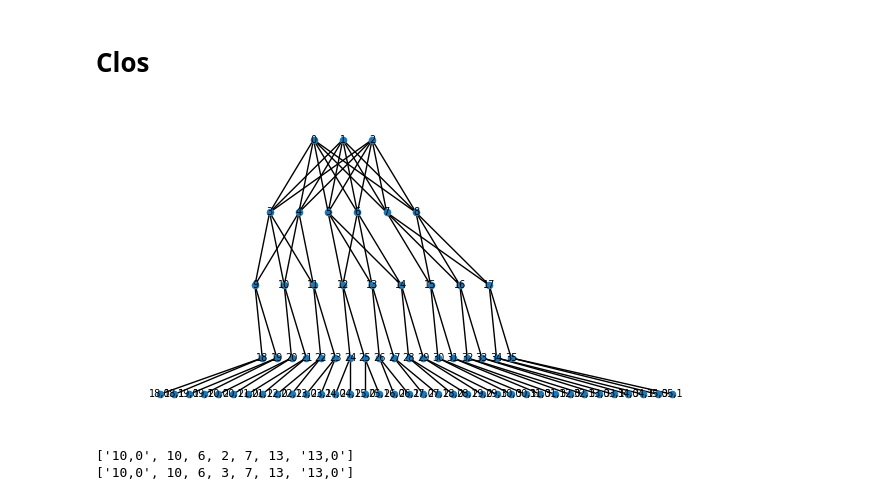
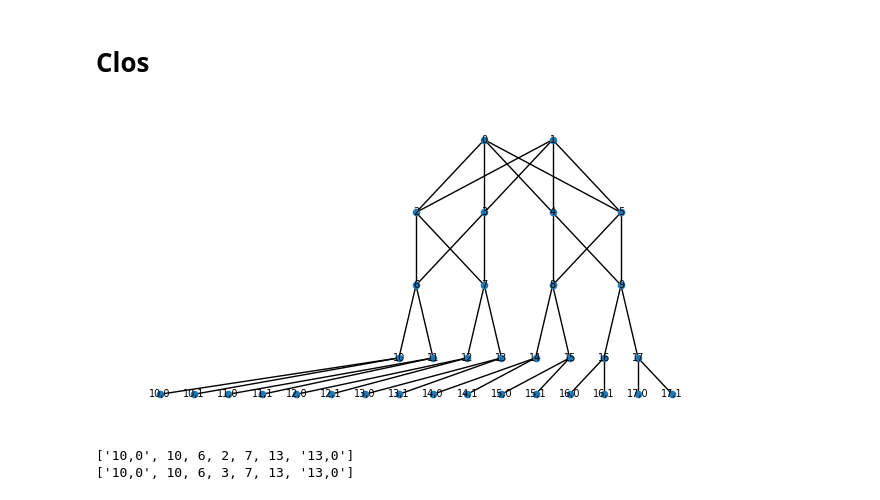
Before and after one commit to hassan-shap/QswitchNet, a Jupyter notebook: compile_hybrid.ipynb, the cells around one changed output. Saved outputs shown, nothing was run; the diff lists cells and outputs as text; code cells hidden in the pictures.

```diff
--- a/compile_hybrid.ipynb
+++ b/compile_hybrid.ipynb
@@ -412,8 +412,8 @@ def parallel_circuit_gen(node_list, qubits_per_node, num_gates):
 # %% [markdown]
 # Clos
 # %%
-n = 6 # starts from 4
-bandwitdth = 1
+n = 4 # starts from 4
+bandwidth = 1
 num_ToR = 2
 num_qubits_per_node = 2
 num_core = n // 2
@@ -470,34 +470,34 @@ for core in core_switches:
         G.add_edge(core,agg, weight=core_bw)
 
 new_edges = []
 extra_edges = []
 agg_conn = np.ones(num_agg)* (n//2)
 for i, edge in enumerate(edge_switches):
     i1 = np.argwhere(agg_conn>0)[0,0]
     G.add_edge(edge,agg_switches[i1], weight=agg_bw)
     agg_conn[i1] -= 1
     G.add_edge(edge,agg_switches[i1+1], weight=agg_bw)
     agg_conn[i1+1] -= 1
 
 for i, edge in enumerate(edge_switches):
     for j in range(num_ToR):
         G.add_edge(edge,node_list[num_ToR*i+j], weight=edge_bw)
 
 shift = 3.5
 pos_core = {i: (shift+i+ n/4 ,2) for i in core_switches}
 pos_agg = {i: (shift+(i-n//2)% n,1) for i in agg_switches}
 pos_edge = {i: (shift+i-7*n/4+1,0) for i in edge_switches}
 pos_nodes = {node: (shift+i/2-1/4,-1) for i, node in enumerate(node_list)}
 pos_qs = {q: (i/2-1/4,-1.5) for i, q in enumerate(node_qubit_list)}
 pos = pos_core | pos_agg | pos_edge | pos_nodes | pos_qs
 
 
 fig, ax = plt.subplots(figsize=(8,4))
 
 nx.draw(G, pos, node_size=20, font_size=7, with_labels=True)
 plt.show()
 # %% [output]
-[figure, old version]
+[figure, new version]
 # %%
 # vertex = "18,1"
 # print(G.nodes[vertex])
```
Also changed, not shown: parts of 2 cells of this notebook, 2 other files.
